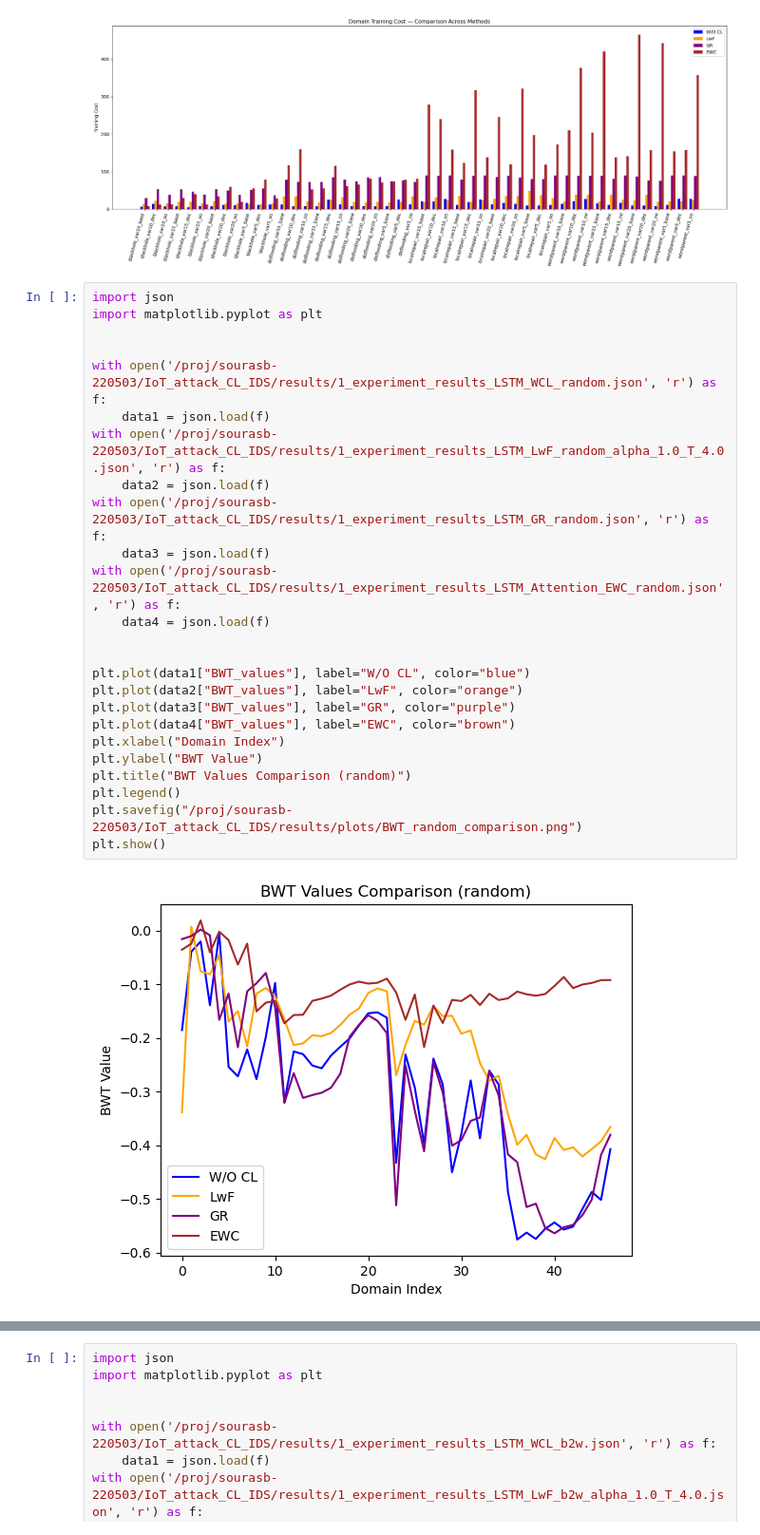
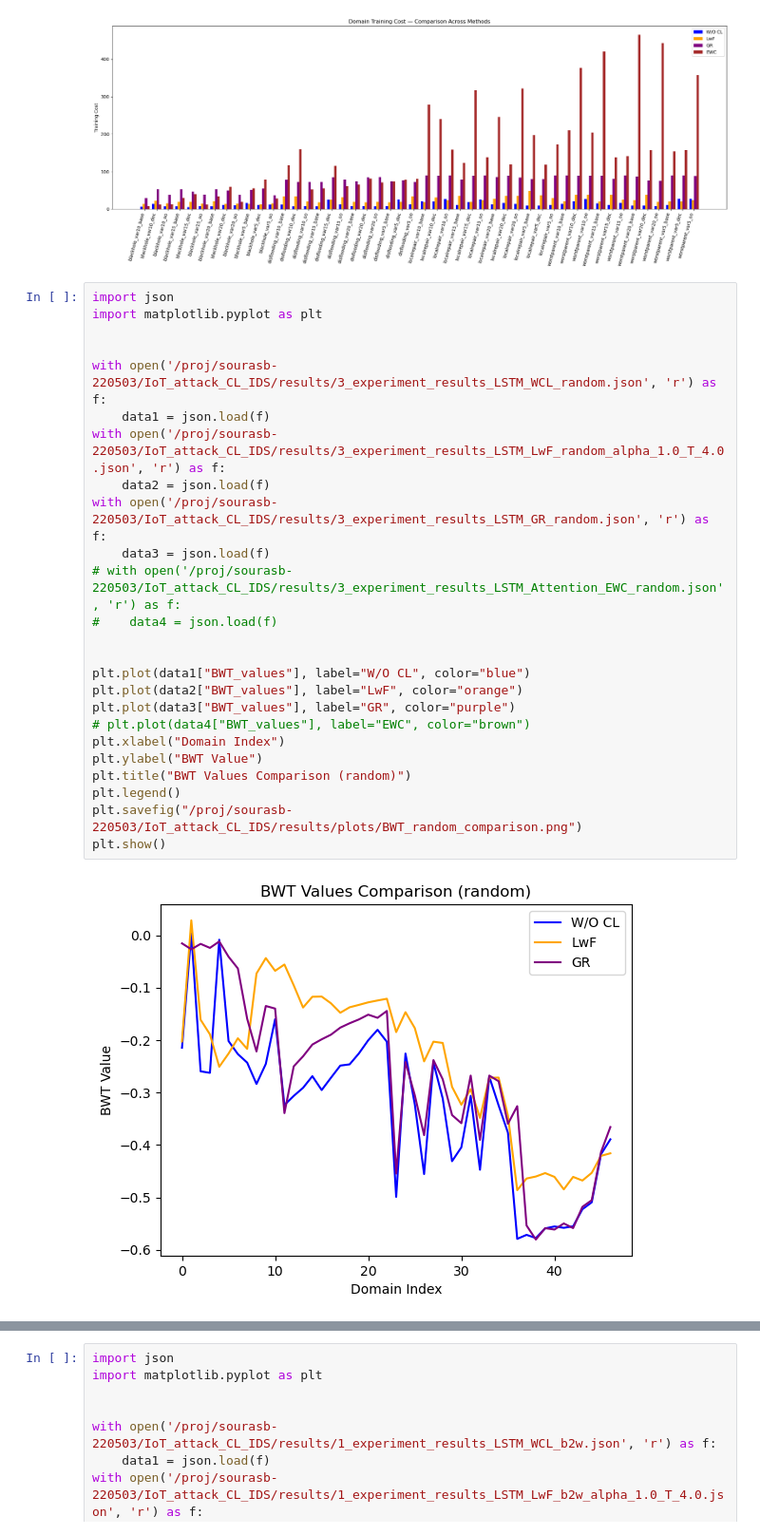
Before and after one commit to sourasb05/IoT_attack_CL_IDS, a Jupyter notebook: notebooks/result_analysis.ipynb, the cells around one changed output, grey strips where cells are left out. Shown at 95% size. Drawn from its saved outputs; the diff is of its cells as text.

```diff
--- a/notebooks/result_analysis.ipynb
+++ b/notebooks/result_analysis.ipynb
@@ -75,27 +75,27 @@ plt.show()
 # %%
 import json
 import matplotlib.pyplot as plt
 
 
-with open('/proj/sourasb-220503/IoT_attack_CL_IDS/results/1_experiment_results_LSTM_WCL_random.json', 'r') as f:
+with open('/proj/sourasb-220503/IoT_attack_CL_IDS/results/3_experiment_results_LSTM_WCL_random.json', 'r') as f:
     data1 = json.load(f)
-with open('/proj/sourasb-220503/IoT_attack_CL_IDS/results/1_experiment_results_LSTM_LwF_random_alpha_1.0_T_4.0.json', 'r') as f:
+with open('/proj/sourasb-220503/IoT_attack_CL_IDS/results/3_experiment_results_LSTM_LwF_random_alpha_1.0_T_4.0.json', 'r') as f:
     data2 = json.load(f)
-with open('/proj/sourasb-220503/IoT_attack_CL_IDS/results/1_experiment_results_LSTM_GR_random.json', 'r') as f:
+with open('/proj/sourasb-220503/IoT_attack_CL_IDS/results/3_experiment_results_LSTM_GR_random.json', 'r') as f:
     data3 = json.load(f)
-with open('/proj/sourasb-220503/IoT_attack_CL_IDS/results/1_experiment_results_LSTM_Attention_EWC_random.json', 'r') as f:
-    data4 = json.load(f)
+# with open('/proj/sourasb-220503/IoT_attack_CL_IDS/results/3_experiment_results_LSTM_Attention_EWC_random.json', 'r') as f:
+#    data4 = json.load(f)
 
 
 plt.plot(data1["BWT_values"], label="W/O CL", color="blue")
 plt.plot(data2["BWT_values"], label="LwF", color="orange")
 plt.plot(data3["BWT_values"], label="GR", color="purple")
-plt.plot(data4["BWT_values"], label="EWC", color="brown")
+# plt.plot(data4["BWT_values"], label="EWC", color="brown")
 plt.xlabel("Domain Index")
 plt.ylabel("BWT Value")
 plt.title("BWT Values Comparison (random)")
 plt.legend()
 plt.savefig("/proj/sourasb-220503/IoT_attack_CL_IDS/results/plots/BWT_random_comparison.png")
 plt.show()
 # %% [output]
-[figure, old version]
+[figure, new version]
```
Also changed, not shown: parts of 10 cells of this notebook, 3 other files.
